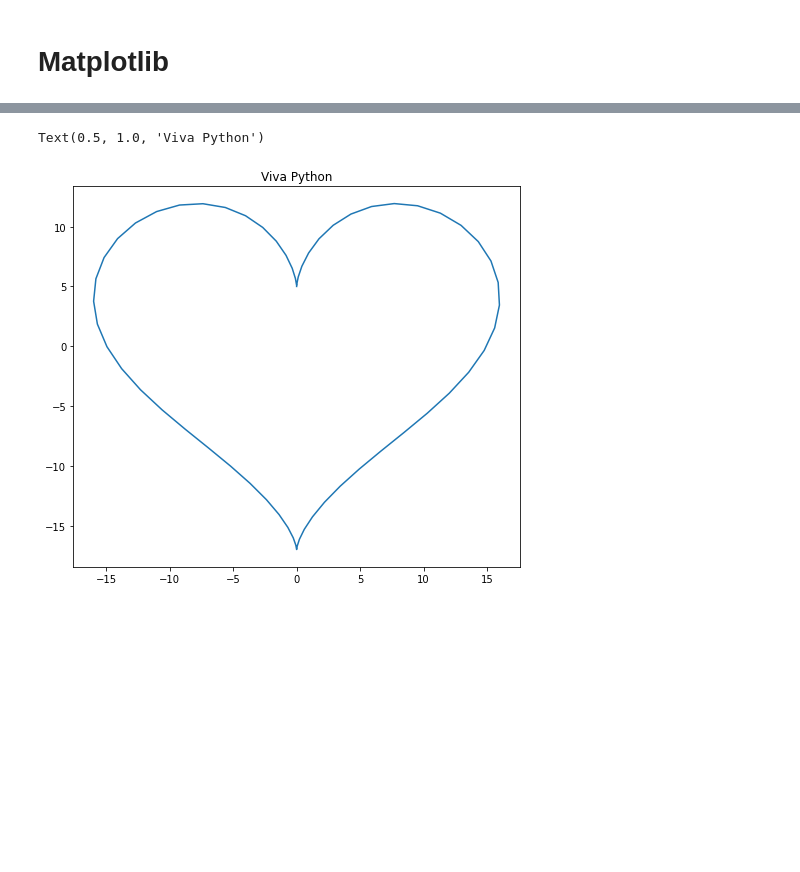
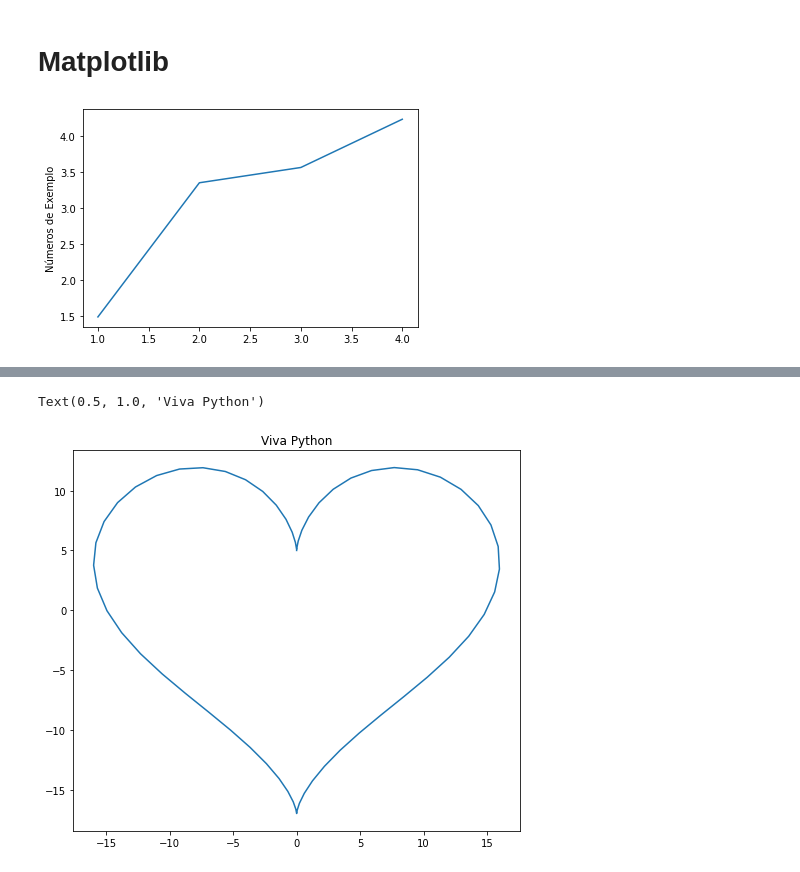
Before and after one commit to fernandoans/machinelearning, a Jupyter notebook: conceitos/Basico.ipynb, the cells around one changed output, grey strips where cells are left out. Drawn from its saved outputs; the diff is of its cells as text; code cells hidden in the pictures; blank space fills up the shorter version.

```diff
--- a/conceitos/Basico.ipynb
+++ b/conceitos/Basico.ipynb
@@ -76,2 +133,10 @@ print('Moda:', stats.mode(data))
 # %% [markdown]
 # Matplotlib
+# %%
+X = [1,2,3,4]
+y = [x+(x*random.random()) for x in X]
+plt.plot(X,y)
+plt.ylabel('Números de Exemplo')
+plt.show()
+# %% [output]
+[figure, added]
```
Also changed, not shown: parts of 25 cells of this notebook, 8 other files.
